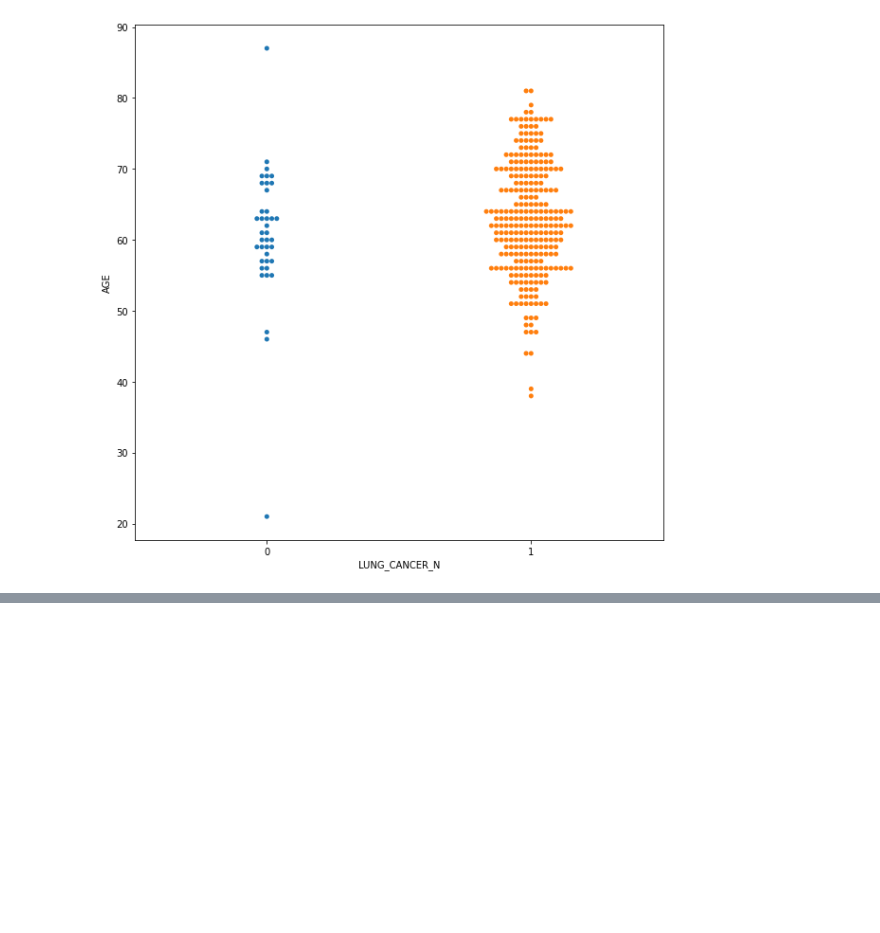
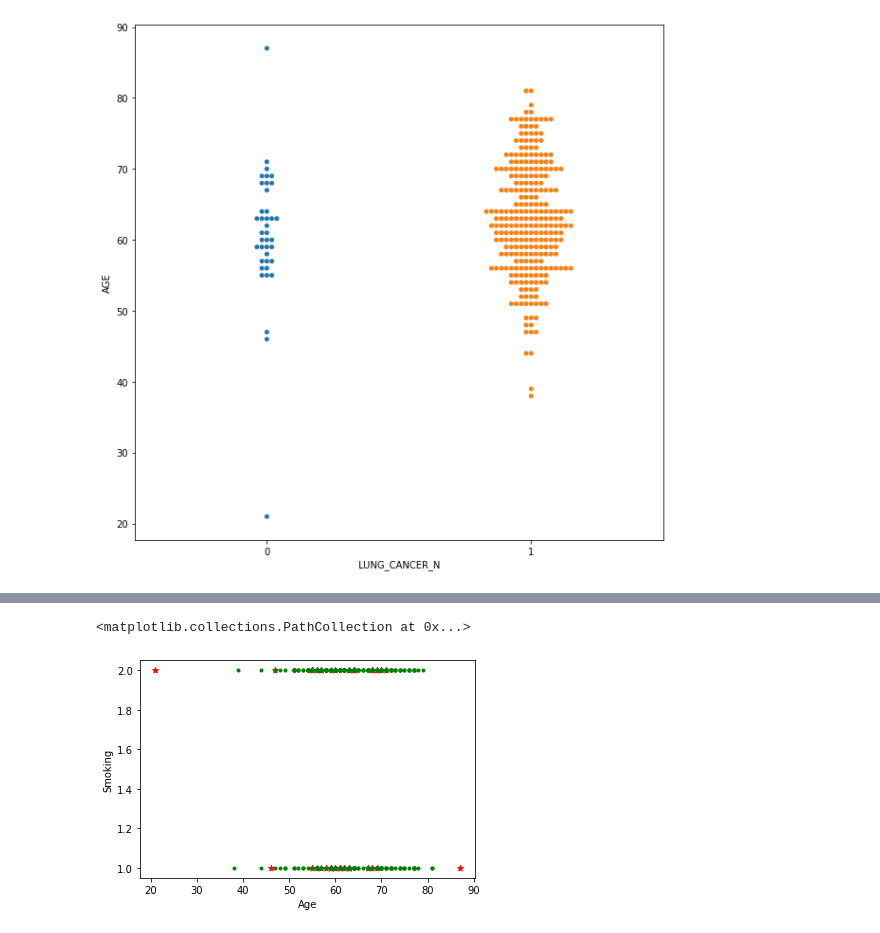
Before and after one commit to jayasith/ML_Assignment2_IT19070704_IT19079264_IT19076362_IT19041926, a Jupyter notebook: lung-cancer-prediction-random-forest.ipynb, the cells around one changed output, grey strips where cells are left out. Saved outputs shown, nothing was run; the diff lists cells and outputs as text; code cells hidden in the pictures; blank space fills up the shorter version.

```diff
--- a/lung-cancer-prediction-random-forest.ipynb
+++ b/lung-cancer-prediction-random-forest.ipynb
@@ -135,0 +158,11 @@ sbn.swarmplot(x='LUNG_CANCER_N', y='AGE', data=updated_data_set)
+# %%
+lc0_data_set = updated_data_set[updated_data_set.LUNG_CANCER_N == 0]
+lc1_data_set = updated_data_set[updated_data_set.LUNG_CANCER_N == 1]
+# %%
+plt.xlabel('Age')
+plt.ylabel('Smoking')
+plt.scatter(lc0_data_set['AGE'],lc0_data_set['SMOKING'], color='red', marker='*')
+plt.scatter(lc1_data_set['AGE'],lc1_data_set['SMOKING'], color='green', marker='.')
+# %% [output]
+<matplotlib.collections.PathCollection at 0x...>
+[figure, added]
```
Also changed, not shown: parts of 1 cell of this notebook.
